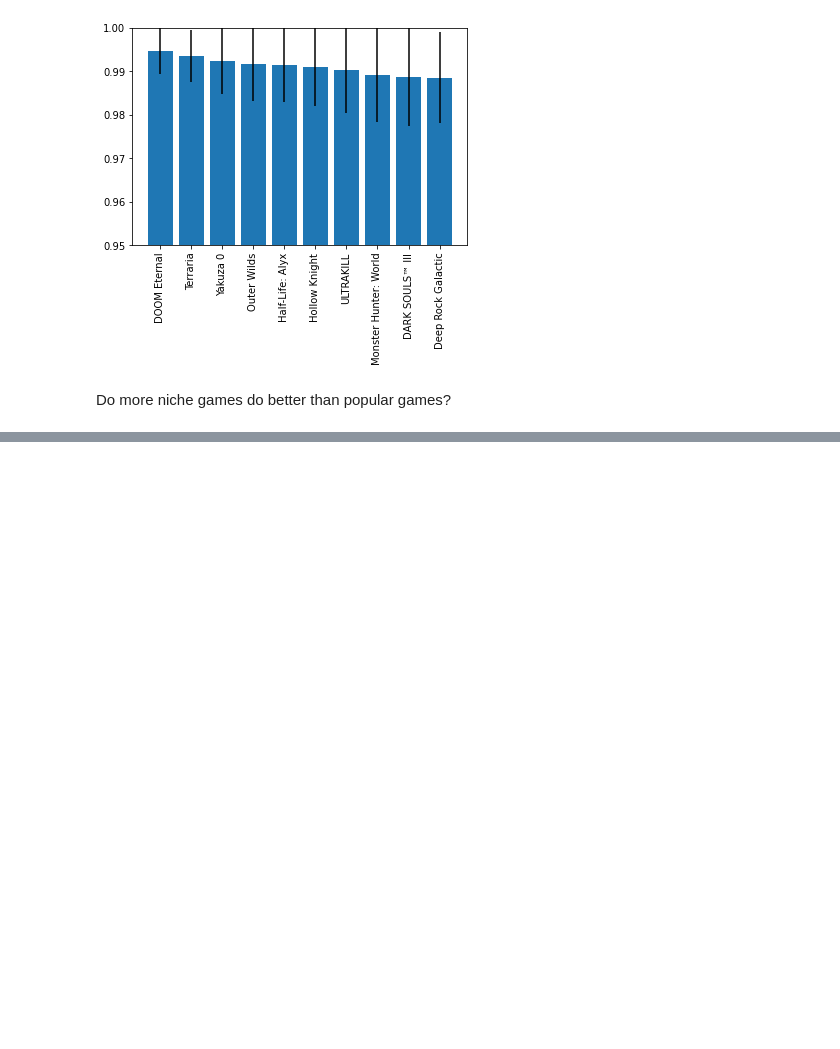
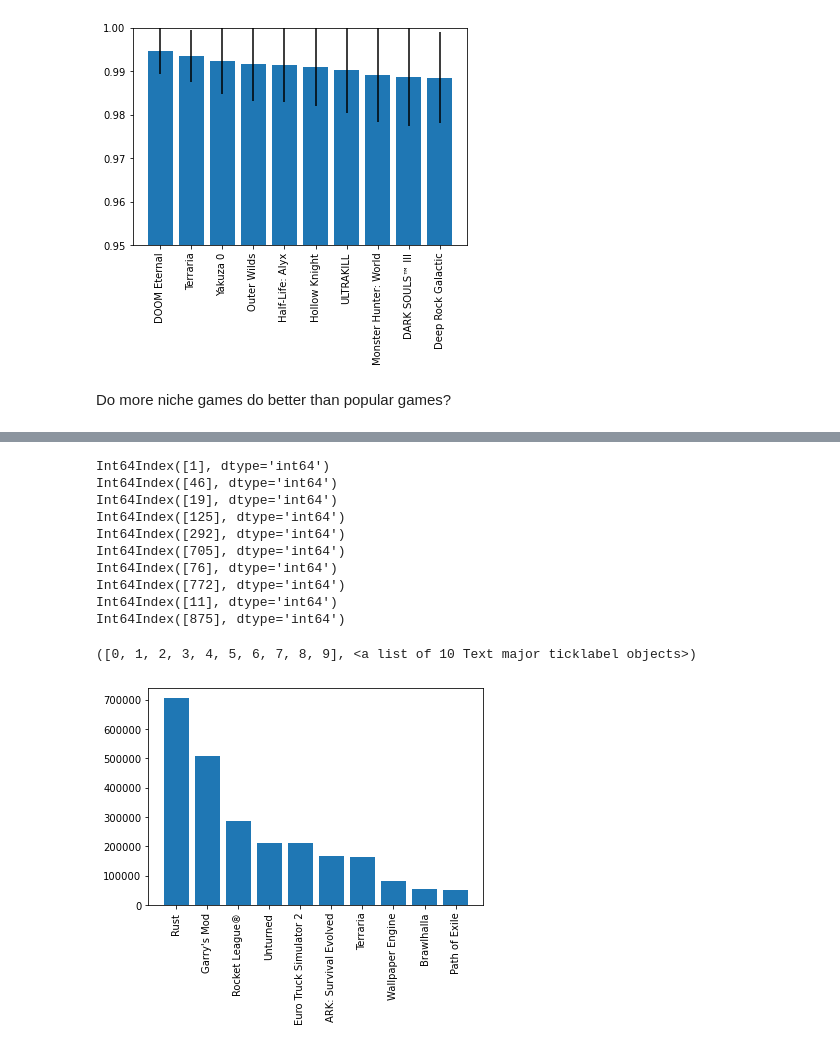
Before and after one commit to Phytolizer/csce320-final-project, a Jupyter notebook: analysis.ipynb, the cells around one changed output, grey strips where cells are left out. Drawn from its saved outputs; the diff is of its cells as text; code cells hidden in the pictures; blank space fills up the shorter version.

```diff
--- a/analysis.ipynb
+++ b/analysis.ipynb
@@ -415,0 +443,16 @@ Int64Index([271], dtype='int64')
+# %%
+plt.bar(list(map(lambda x: get_game_name(x[0]), top_genre_games["Indie"])), list(map(lambda x: x[1], top_genre_games["Indie"])))
+plt.xticks(rotation=90)
+# %% [output]
+Int64Index([1], dtype='int64')
+Int64Index([46], dtype='int64')
+Int64Index([19], dtype='int64')
+Int64Index([125], dtype='int64')
+Int64Index([292], dtype='int64')
+Int64Index([705], dtype='int64')
+Int64Index([76], dtype='int64')
+Int64Index([772], dtype='int64')
+Int64Index([11], dtype='int64')
+Int64Index([875], dtype='int64')
+([0, 1, 2, 3, 4, 5, 6, 7, 8, 9], <a list of 10 Text major ticklabel objects>)
+[figure, added]
```
Also changed, not shown: parts of 18 cells of this notebook.
